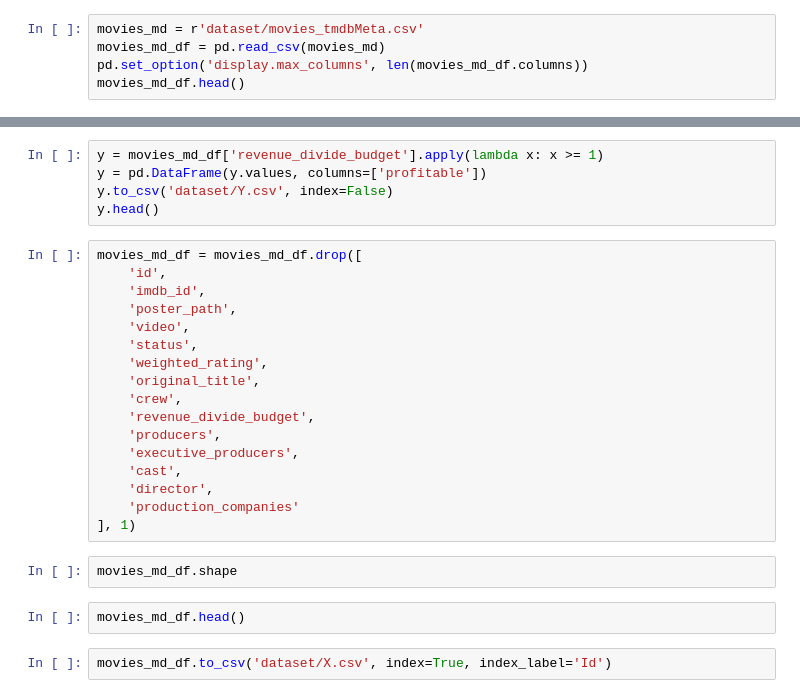
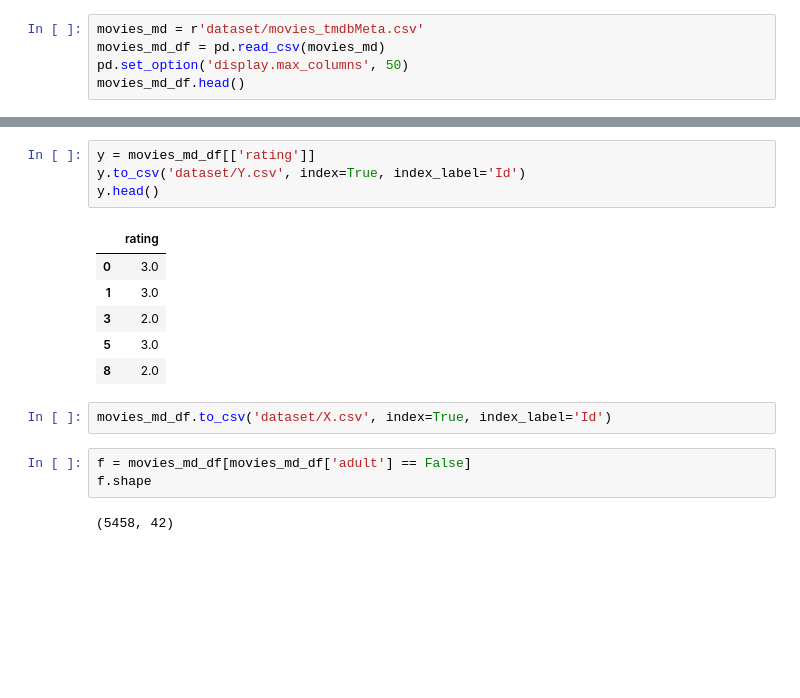
Before and after one commit to jjamay/SYDE-522-Project, a Jupyter notebook: data_prep.ipynb, the cells around one changed output, grey strips where cells are left out. Cells and saved outputs as stored; diff of their text form; blank space fills up the shorter version.

Commit message:
reorganize some code and remove columns

```diff
--- a/data_prep.ipynb
+++ b/data_prep.ipynb
@@ -7,7 +8,7 @@ import numpy as np
 # %%
 movies_md = r'dataset/movies_tmdbMeta.csv'
 movies_md_df = pd.read_csv(movies_md)
-pd.set_option('display.max_columns', len(movies_md_df.columns))
+pd.set_option('display.max_columns', 50)
 movies_md_df.head()
 # %% [output]
 |  | adult | belongs_to_collection | budget | genres | homepage | id | imdb_id | original_language | ... |
@@ -38,28 +31,18 @@ AttributeError: 'str' object has no attribute 'decode'
 # %%
-y = movies_md_df['revenue_divide_budget'].apply(lambda x: x >= 1)
-y = pd.DataFrame(y.values, columns=['profitable'])
-y.to_csv('dataset/Y.csv', index=False)
+y = movies_md_df[['rating']]
+y.to_csv('dataset/Y.csv', index=True, index_label='Id')
 y.head()
+# %% [output]
+|  | rating |
+| 0 | 3.0 |
+| 1 | 3.0 |
+| 3 | 2.0 |
+| 5 | 3.0 |
+| 8 | 2.0 |
-# %%
-movies_md_df = movies_md_df.drop([
-    'id',
-    'imdb_id',
-    'poster_path',
-    'video',
-    'status',
-    'weighted_rating',
-    'original_title',
-    'crew',
-    'revenue_divide_budget',
-    'producers',
-    'executive_producers',
-    'cast',
-    'director',
-    'production_companies'
-], 1)
-# %%
-movies_md_df.shape
-# %%
-movies_md_df.head()
 # %%
 movies_md_df.to_csv('dataset/X.csv', index=True, index_label='Id')
+# %%
+f = movies_md_df[movies_md_df['adult'] == False]
+f.shape
+# %% [output]
+(5458, 42)
```
Also changed, not shown: parts of 3 cells of this notebook, 1 other file.
